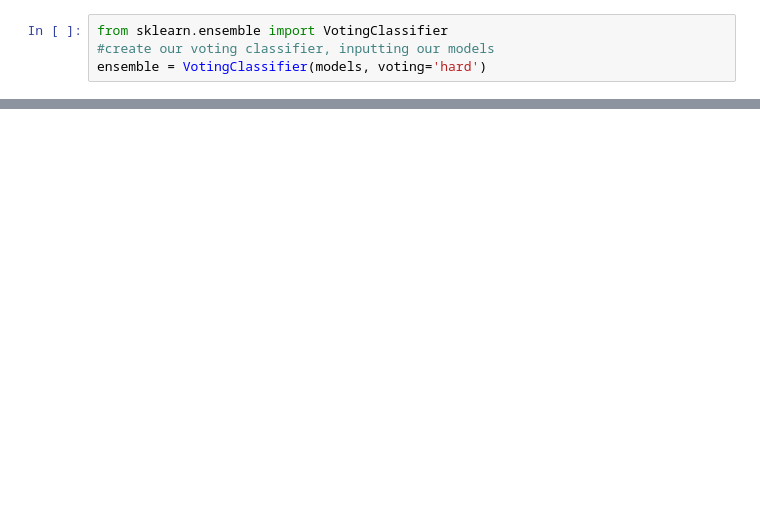
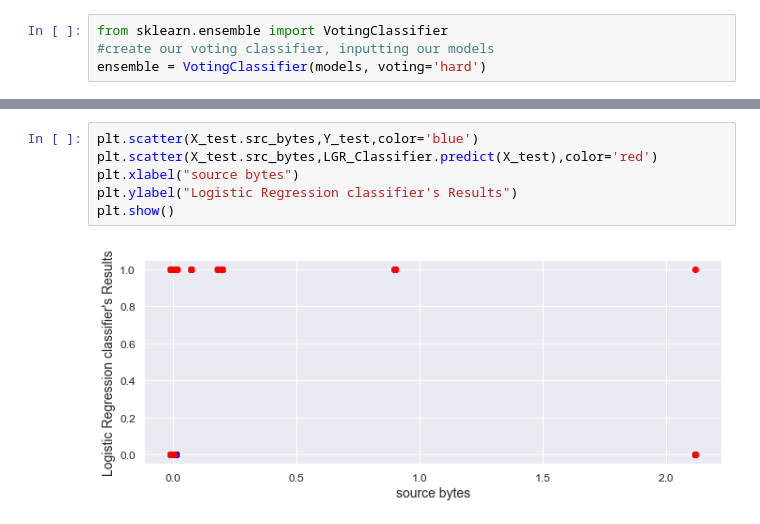
Before and after one commit to AkankshaReddyP/NIDS, a Jupyter notebook: src.ipynb, the cells around one changed output, grey strips where cells are left out. Drawn from its saved outputs; the diff is of its cells as text; blank space fills up the shorter version.

```diff
--- a/src.ipynb
+++ b/src.ipynb
@@ -422,0 +419,8 @@ plt.show()
+# %%
+plt.scatter(X_test.src_bytes,Y_test,color='blue')
+plt.scatter(X_test.src_bytes,LGR_Classifier.predict(X_test),color='red')
+plt.xlabel("source bytes")
+plt.ylabel("Logistic Regression classifier's Results")
+plt.show()
+# %% [output]
+[figure, added]
```
Also changed, not shown: parts of 21 cells of this notebook, 1 other file.
